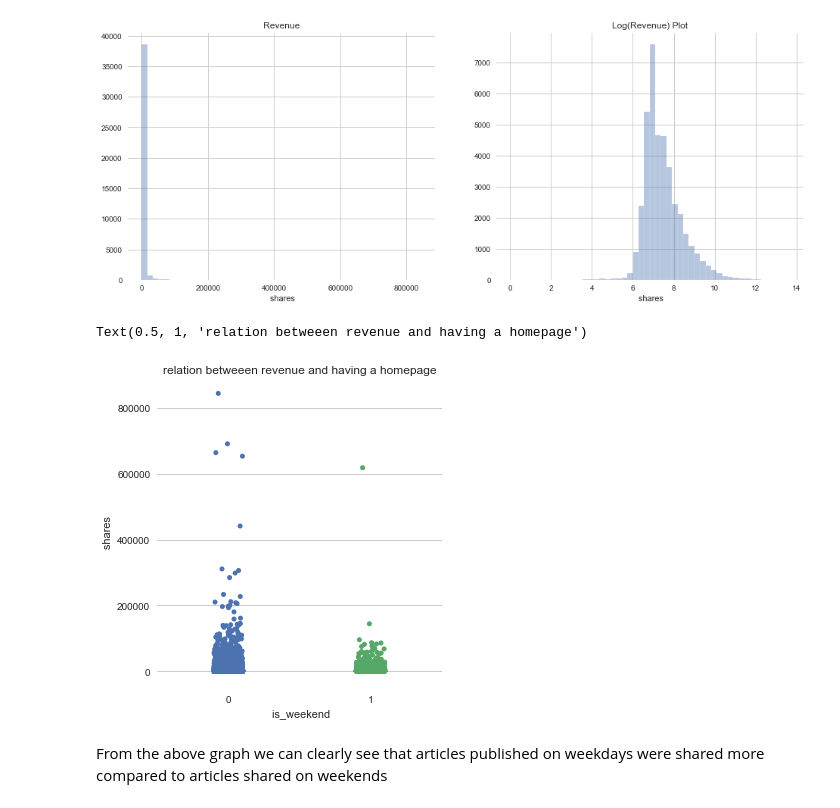
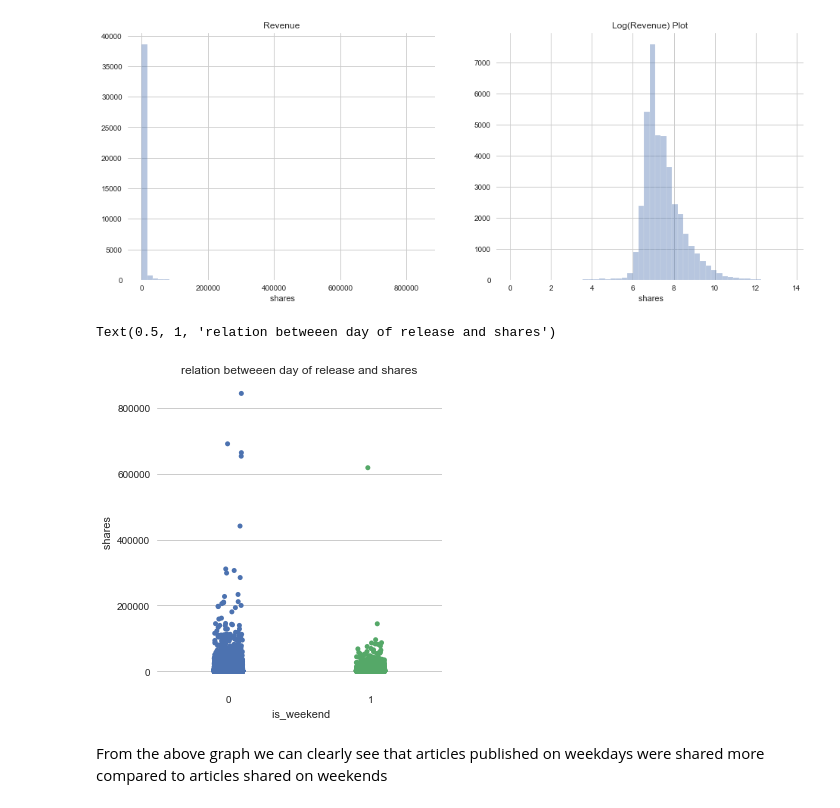
Before and after one commit to sam12321/Online-Article-Analysis, a Jupyter notebook: Edugrad Live Project.ipynb, the cells around one changed output. Drawn from its saved outputs; the diff is of its cells as text; code cells hidden in the pictures.

```diff
--- a/Edugrad Live Project.ipynb
+++ b/Edugrad Live Project.ipynb
@@ -176,10 +176,10 @@ plt.show()
 [figure]
 # %%
 sns.catplot(x=' is_weekend',y=' shares',data=dat)
-plt.title('relation betweeen day  and shares')
+plt.title('relation betweeen day of release and shares')
 # %% [output]
-Text(0.5, 1, 'relation betweeen revenue and having a homepage')
+Text(0.5, 1, 'relation betweeen day of release and shares')
-[figure, old version]
+[figure, new version]
 # %% [markdown]
 From the above graph we can clearly see that articles published on weekdays were shared more compared to articles shared on weekends
 # %%
```
Also changed, not shown: parts of 3 cells of this notebook.
